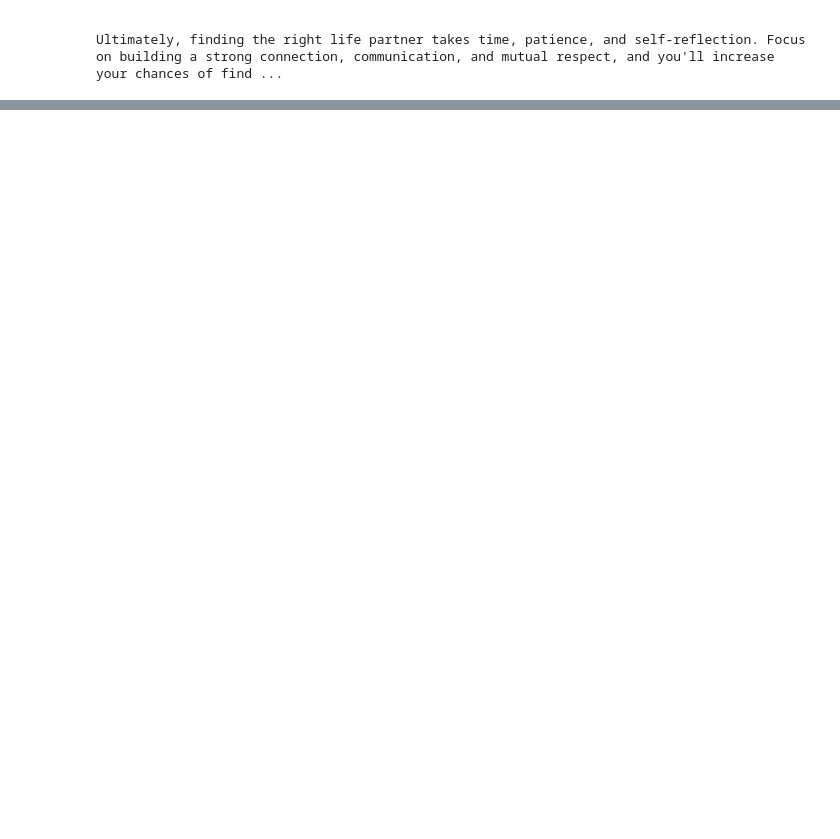
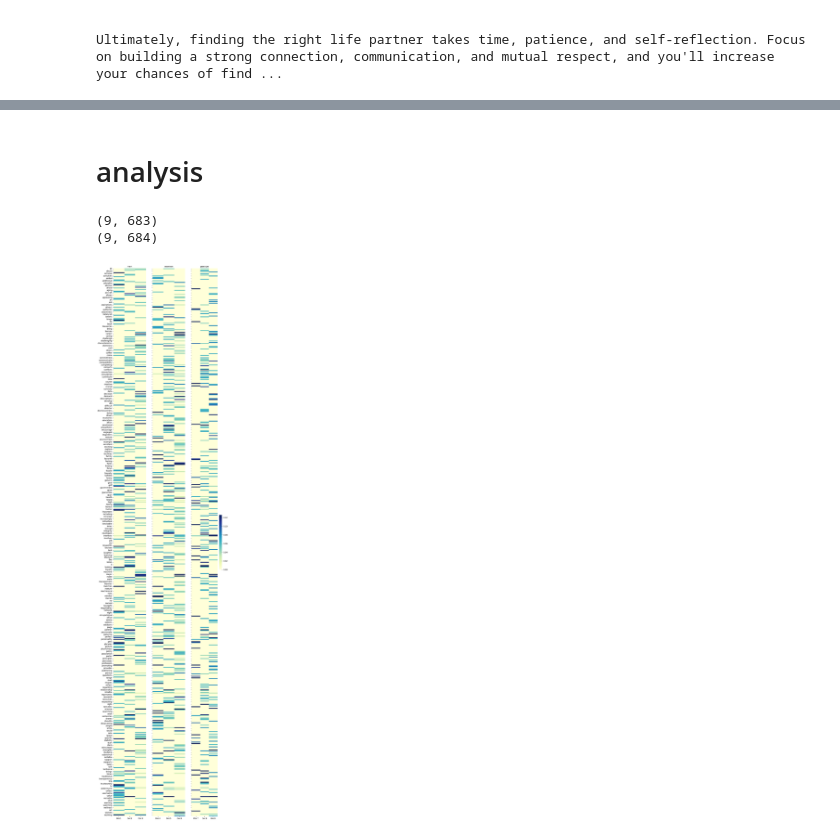
Before and after one commit to jorisSchaller/algorithmic_auditing, a Jupyter notebook: generation_pipeline.ipynb, the cells around one changed output, grey strips where cells are left out. Cells and saved outputs as stored; diff of their text form; code cells hidden in the pictures; blank space fills up the shorter version.

Commit message:
Implemented TF-IDF matrix visualisation

```diff
--- a/generation_pipeline.ipynb
+++ b/generation_pipeline.ipynb
@@ -1,15 +15,9 @@
 # %%
-import json
-from openai import OpenAI
-import numpy as np
-import pandas as pd
-import os
-from typing import List, Dict, Any
 PROMPTS_FILE_NAME = "PROMPTS_FILE_NAME"
 URL = os.getenv("OLLAMA_URL","Please point this URL to the server endpoint")
 
 client = OpenAI(
-    base_url=URL+"/v1/",
+    base_url=URL,
     # required but ignored on OLLAMA server
     api_key='ollama',
 )
@@ -124,0 +134,3 @@ results
+# %%
+np_output = results['output'].to_numpy()
+np_output
@@ -124,0 +148,29 @@ results
+# %% [markdown]
+# analysis
+# %%
+vectorizer = TfidfVectorizer(stop_words="english")
+tfidf_matrix = vectorizer.fit_transform(np_output)
+feature_names = vectorizer.get_feature_names_out()
+tfidf_df = pd.DataFrame(tfidf_matrix.toarray(), index=[f'Doc{i+1}' for i in range(len(np_output))], columns=feature_names)
+print(tfidf_df.shape)
+tfidf_df["gender"] = results.gender.to_list()
+print(tfidf_df.shape)
+# %% [output]
+(9, 683)
+(9, 684)
+# %%
+vectorizer = TfidfVectorizer(stop_words="english")
+tfidf_matrix = vectorizer.fit_transform(np_output)
+feature_names = vectorizer.get_feature_names_out()
+# Convert the TF-IDF matrix to a dense array and then to a DataFrame
+tfidf_df = pd.DataFrame(tfidf_matrix.toarray(), index=[f'Doc{i+1}' for i in range(len(np_output))], columns=feature_names)
+tfidf_df['gender'] = results.gender.to_list()
+
+all_genders = tfidf_df['gender'].unique()
+fig, axs = plt.subplots(nrows=1,ncols=len(all_genders),figsize=(10, 50),sharey=True)
+for i, g in enumerate(all_genders):
+    current_gender_df = tfidf_df[tfidf_df['gender']==g]
+    data_df = current_gender_df.loc[:, current_gender_df.columns != "gender"]
+    sns.heatmap(data_df.T, cmap='YlGnBu', annot=False, fmt=".2f", cbar=i+1==len(all_genders), xticklabels=True,robust=True,linecolor='xkcd:baby shit green',linewidths=0 ,ax=axs[i],cbar_kws={"shrink":0.1}).set_title(g)
+# %% [output]
+[figure, added]
```
Also changed, not shown: parts of 5 cells of this notebook.
